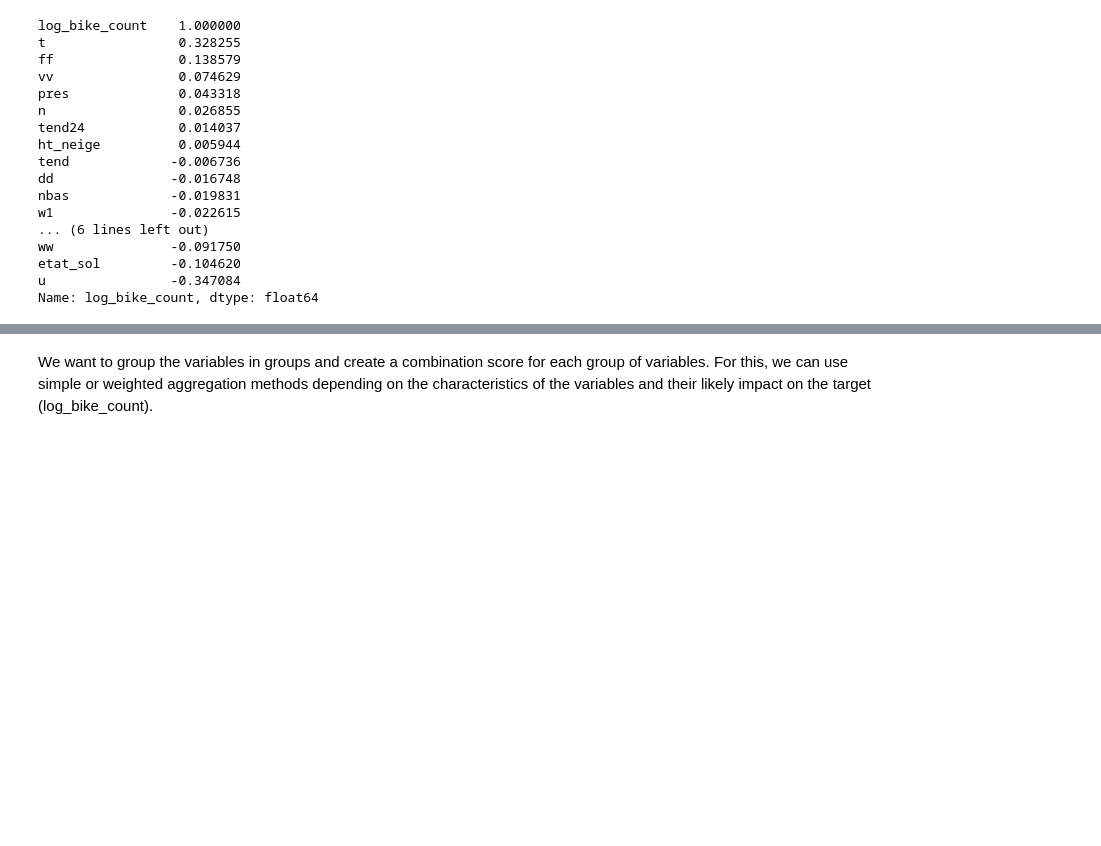
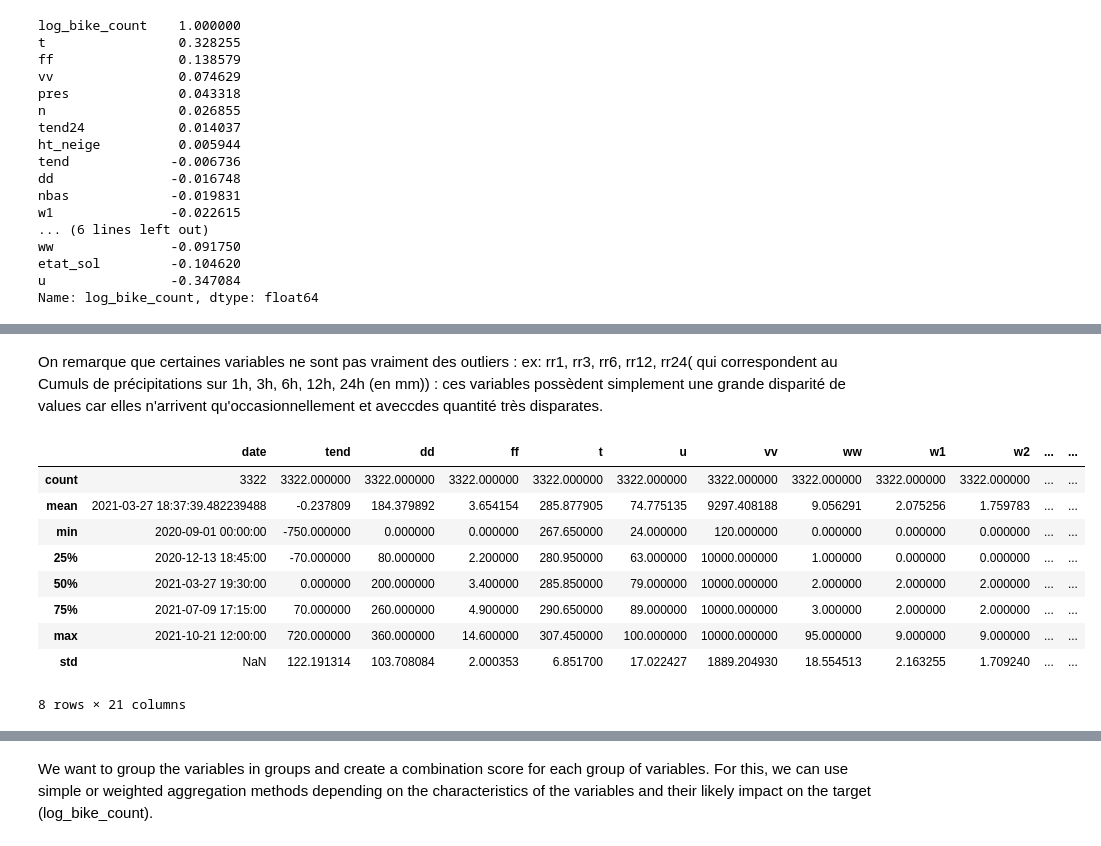
Before and after one commit to louis-leibo/bike_counters, a Jupyter notebook: Dev_by_sam_&_louis/EDA + feature engineering.ipynb, the cells around one changed output, grey strips where cells are left out. Cells and saved outputs as stored; diff of their text form; code cells hidden in the pictures; blank space fills up the shorter version.

```diff
--- a/Dev_by_sam_&_louis/EDA + feature engineering.ipynb
+++ b/Dev_by_sam_&_louis/EDA + feature engineering.ipynb
@@ -649,0 +735,2 @@ training_set_merged.drop(columns=['dd'])
+# %% [markdown]
+On remarque que certaines variables ne sont pas vraiment des outliers : ex: rr1, rr3, rr6, rr12, rr24( qui correspondent au Cumuls de précipitations sur 1h, 3h, 6h, 12h, 24h (en mm)) : ces variables possèdent simplement une grande disparité de values car elles n'arrivent qu'occasionnellement et aveccdes quantité très disparates.
@@ -649,0 +746,13 @@ training_set_merged.drop(columns=['dd'])
+# %%
+external_data_cleaned.describe()
+# %% [output]
+|  | date | tend | dd | ff | t | u | vv | ww | w1 | w2 | ... | ... |
+| count | 3322 | 3322.000000 | 3322.000000 | 3322.000000 | 3322.000000 | 3322.000000 | 3322.000000 | 3322.000000 | 3322.000000 | 3322.000000 | ... | ... |
+| mean | 2021-03-27 18:37:39.482239488 | -0.237809 | 184.379892 | 3.654154 | 285.877905 | 74.775135 | 9297.408188 | 9.056291 | 2.075256 | 1.759783 | ... | ... |
+| min | 2020-09-01 00:00:00 | -750.000000 | 0.000000 | 0.000000 | 267.650000 | 24.000000 | 120.000000 | 0.000000 | 0.000000 | 0.000000 | ... | ... |
+| 25% | 2020-12-13 18:45:00 | -70.000000 | 80.000000 | 2.200000 | 280.950000 | 63.000000 | 10000.000000 | 1.000000 | 0.000000 | 0.000000 | ... | ... |
+| 50% | 2021-03-27 19:30:00 | 0.000000 | 200.000000 | 3.400000 | 285.850000 | 79.000000 | 10000.000000 | 2.000000 | 2.000000 | 2.000000 | ... | ... |
+| 75% | 2021-07-09 17:15:00 | 70.000000 | 260.000000 | 4.900000 | 290.650000 | 89.000000 | 10000.000000 | 3.000000 | 2.000000 | 2.000000 | ... | ... |
+| max | 2021-10-21 12:00:00 | 720.000000 | 360.000000 | 14.600000 | 307.450000 | 100.000000 | 10000.000000 | 95.000000 | 9.000000 | 9.000000 | ... | ... |
+| std | NaN | 122.191314 | 103.708084 | 2.000353 | 6.851700 | 17.022427 | 1889.204930 | 18.554513 | 2.163255 | 1.709240 | ... | ... |
+8 rows × 21 columns
```
Also changed, not shown: parts of 35 cells of this notebook, 1 other file.
